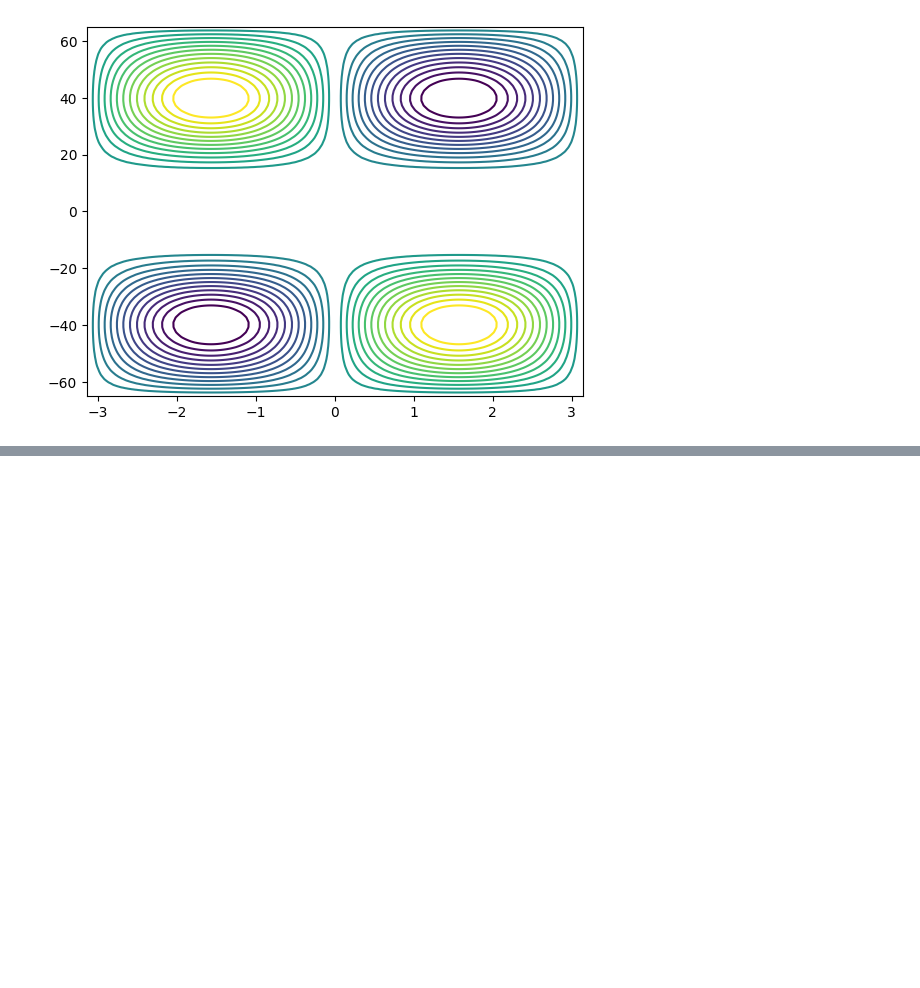
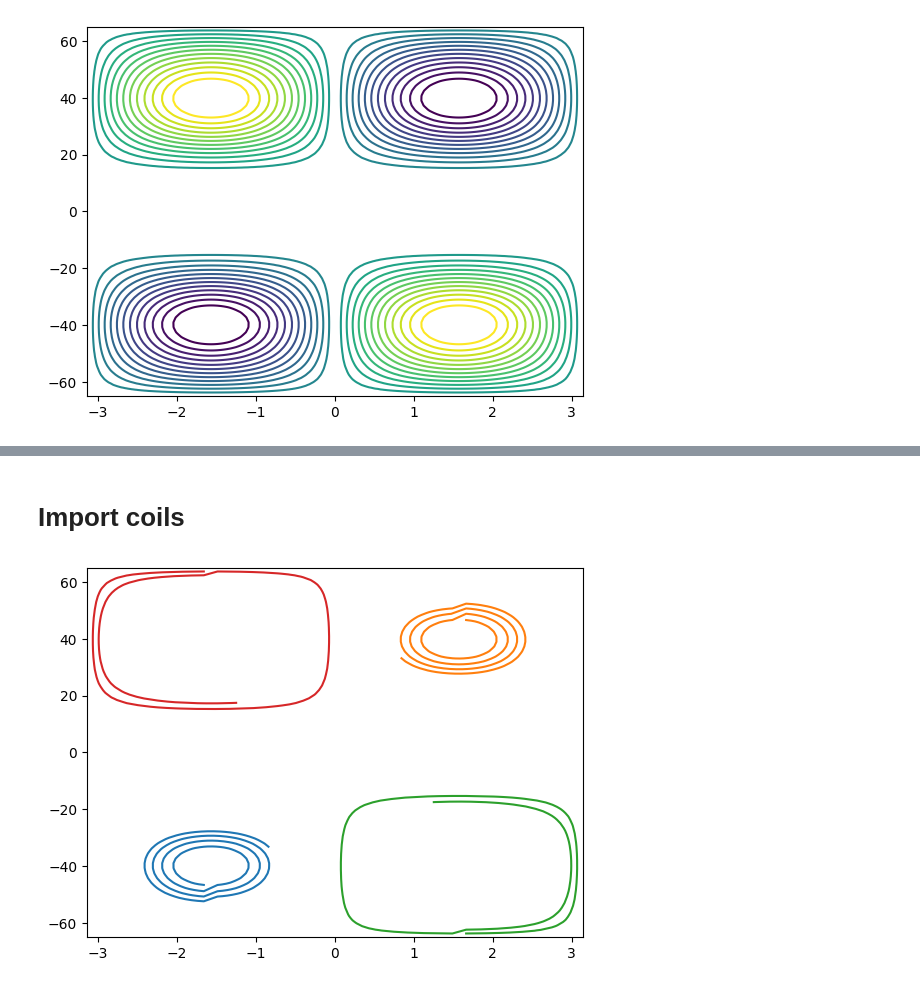
Before and after one commit to DavideRuzza/MiniMri, a Jupyter notebook: Gradient_coil/convert_stream_func.ipynb, the cells around one changed output, grey strips where cells are left out. Saved outputs shown, nothing was run; the diff lists cells and outputs as text; code cells hidden in the pictures; blank space fills up the shorter version.

```diff
--- a/Gradient_coil/convert_stream_func.ipynb
+++ b/Gradient_coil/convert_stream_func.ipynb
@@ -105,8 +105,11 @@ else:
 # %%
 f = mlab.figure(bgcolor=(23./255, 23./255, 23./255), fgcolor=(.5, .5, .5), size=(500, 400))
 for i in range(len(contourDict)):
-    contourDict[str(i)] = np.roll(contourDict[str(i)], 1, axis=1)
+    contourDict[str(i)] = contourDict[str(i)][:, [2, 1, 0]]
+    # contourDict[str(i)] = np.roll(contourDict[str(i)], 1, axis=1)
     mlab.plot3d(*contourDict[str(i)].T, color=(1, 0, 0), tube_radius=0.5)
+
+mlab.orientation_axes()
 f
 # %% [output]
 [interactive output not drawn]
@@ -184,11 +187,15 @@ else:
 # %%
 f = mlab.figure(bgcolor=(23./255, 23./255, 23./255), fgcolor=(.5, .5, .5), size=(500, 400))
 for i in range(len(joinedContour)):
-    joinedContour[str(i)] = np.roll(joinedContour[str(i)], 1, axis=1)
+    # joinedContour[str(i)] = np.roll(joinedContour[str(i)], 1, axis=1)
+    joinedContour[str(i)] = joinedContour[str(i)][:, [2, 1, 0]]
     mlab.plot3d(*joinedContour[str(i)].T, color=(1, 0, 0), tube_radius=0.5)
+mlab.orientation_axes()
 f
 # %% [output]
 [interactive output not drawn]
 # %%
 for i in range(len(joinedContour)):
     np.savetxt(f"joined_contour_paths/line_{i}.txt", joinedContour[str(i)])
+# %% [markdown]
+# Import coils
@@ -194,0 +204,24 @@ for i in range(len(joinedContour)):
+# %%
+path= "joined_contour_paths"
+joined_paths = []
+for cj in os.listdir(path):
+    line = np.loadtxt(path+"/"+cj)
+    joined_paths.append(line)
+# %%
+joined_line_rad = []
+
+for line in joined_paths:
+    new_line = []
+    for v in line: # X axis cilynder
+        x, y, z = v
+        theta = np.arctan2(y, z)
+        new_line.append([theta, x])
+    joined_line_rad.append(np.array(new_line))
+# %%
+for i in range(4):
+    plt.plot(*joined_line_rad[i][0:1000].T)
+plt.xlim(-np.pi, np.pi)
+plt.ylim(-65, 65)
+plt.show()
+# %% [output]
+[figure, added]
```
Also changed, not shown: parts of 1 cell of this notebook, 13 other files.
